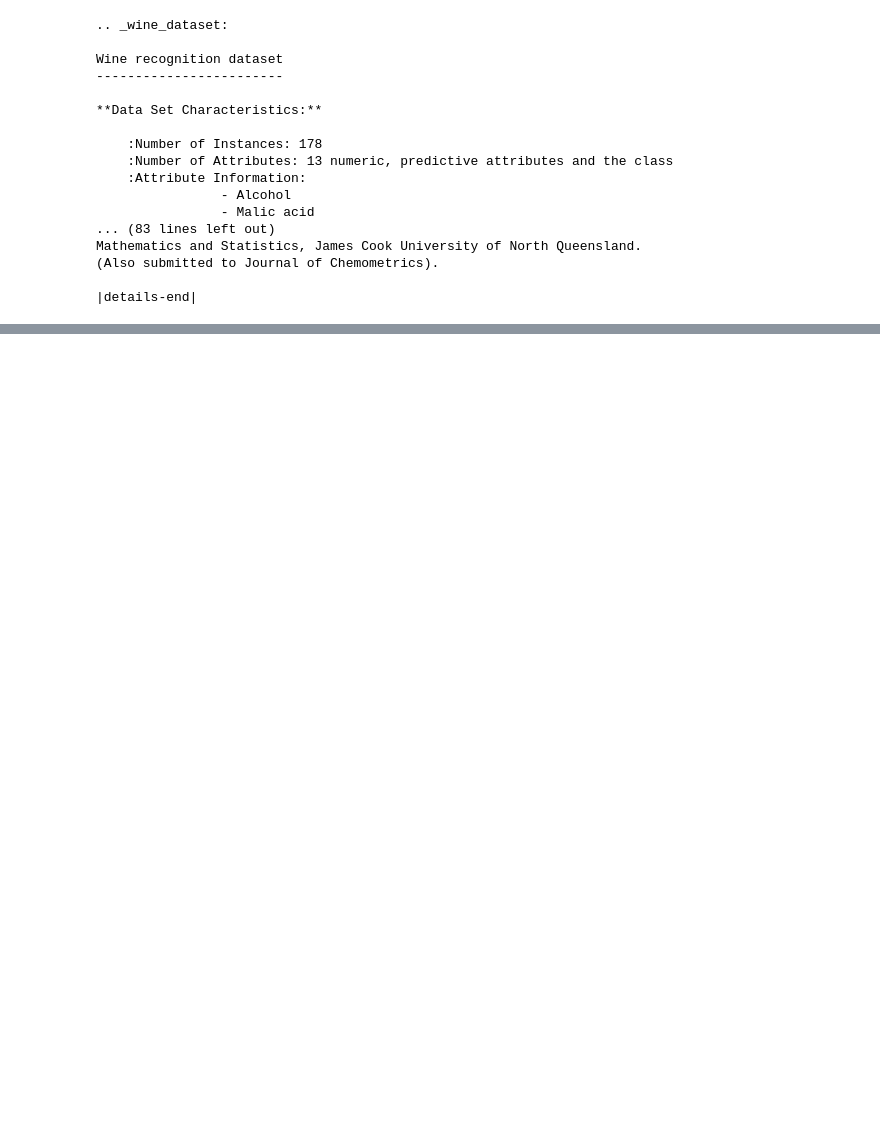
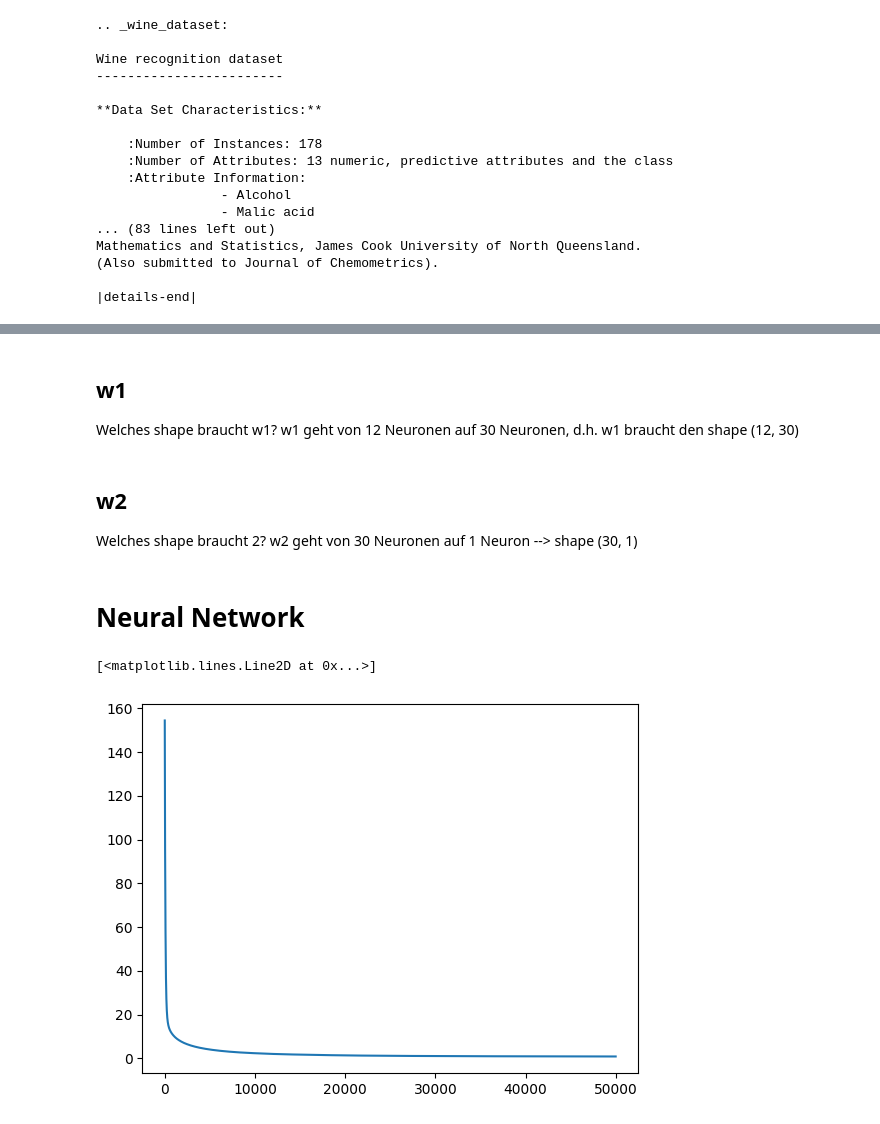
Before and after one commit to Koslowsky1337/Python_NeuralNetworks, a Jupyter notebook: Intro_NN/vine.ipynb, the cells around one changed output, grey strips where cells are left out. Cells and saved outputs as stored; diff of their text form; code cells hidden in the pictures; blank space fills up the shorter version.

```diff
--- a/Intro_NN/vine.ipynb
+++ b/Intro_NN/vine.ipynb
@@ -36,0 +84,66 @@ Mathematics and Statistics, James Cook University of North Queensland.
+# %%
+# x für neuronales netz in Tensor umwandeln
+
+x_train_tensor = torch.tensor(x_train.values, dtype=torch.float)
+# %% [markdown]
+## w1
+
+Welches shape braucht w1?
+w1 geht von 12 Neuronen auf 30 Neuronen, d.h. w1 braucht den shape (12, 30)
+# %%
+w1=torch.normal(std=1, mean=0, size=(12, 30), requires_grad=True)
+# %% [markdown]
+## w2
+Welches shape braucht 2? w2 geht von 30 Neuronen auf 1 Neuron --> shape (30, 1)
+# %%
+w2=torch.normal(std=1, mean=0, size=(30, 1), requires_grad=True)
+# %% [markdown]
+# Neural Network
+# %%
+# y für neuronales netz in Tensor umwandeln
+y_train_tensor = torch.tensor(y_train.values, dtype=torch.float)
+# %%
+# Define Learning Rate
+lr = 0.0001
+
+# Define number of epochs
+epochs = 50000
+
+# Define Losses
+losses = []
+
+# Bias
+b1 = torch.tensor(1.0, requires_grad=True)
+b2 = torch.tensor(1.0, requires_grad=True)
+
+
+
+def relu(x):
+ return torch.max(torch.tensor(0.0), x)
+
+for i in range(epochs):
+  z2 = x_train_tensor@w1+b1
+  a2 = relu(z2)
+  z3 = a2@w2+b2
+  y_hat = relu(z3)
+
+  loss = ((y_train_tensor - y_hat)**2).mean()
+  losses.append(loss.item())
+  loss.backward()
+
+  with torch.no_grad():
+    w1.sub_(w1.grad*lr)
+    w2.sub_(w2.grad*lr)
+    b1.sub_(b1.grad*lr)   # Backpropagation    b1 = b1 - (b1.Ableitung * Lernrate)
+    b2.sub_(b2.grad*lr)   # Backpropagation    b2 = b2 - (b2.Ableitung * Lernrate)
+    w1.grad.zero_()       # Gradients wieder auf 0 setzen
+    w2.grad.zero_()       # Gradients wieder auf 0 setzen
+    b1.grad.zero_()       # Gradients wieder auf 0 setzen
+    b2.grad.zero_()       # Gradients wieder auf 0 setzen
+
+import matplotlib.pyplot as plt
+
+plt.plot(losses)
+# %% [output]
+[<matplotlib.lines.Line2D at 0x...>]
+[figure, added]
```
Also changed, not shown: parts of 8 cells of this notebook.
